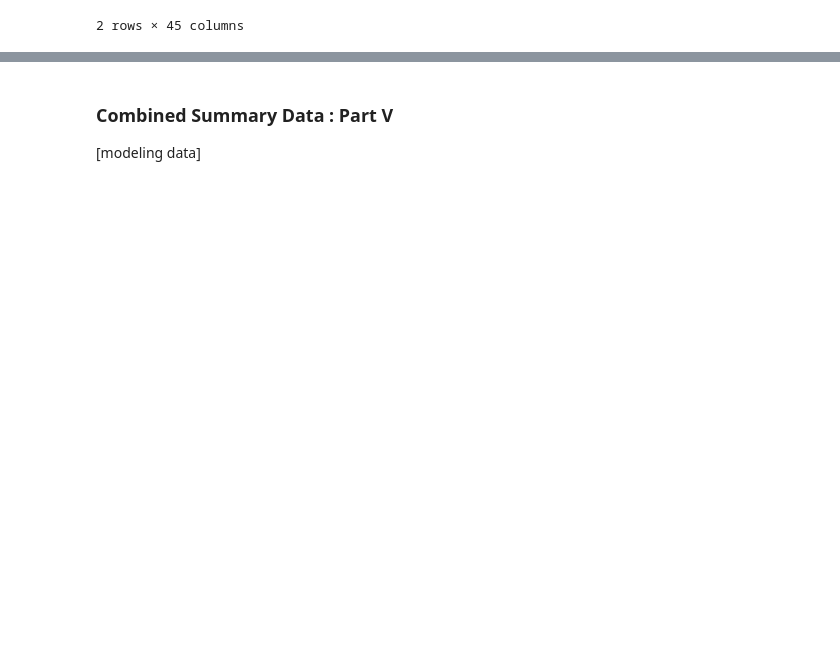
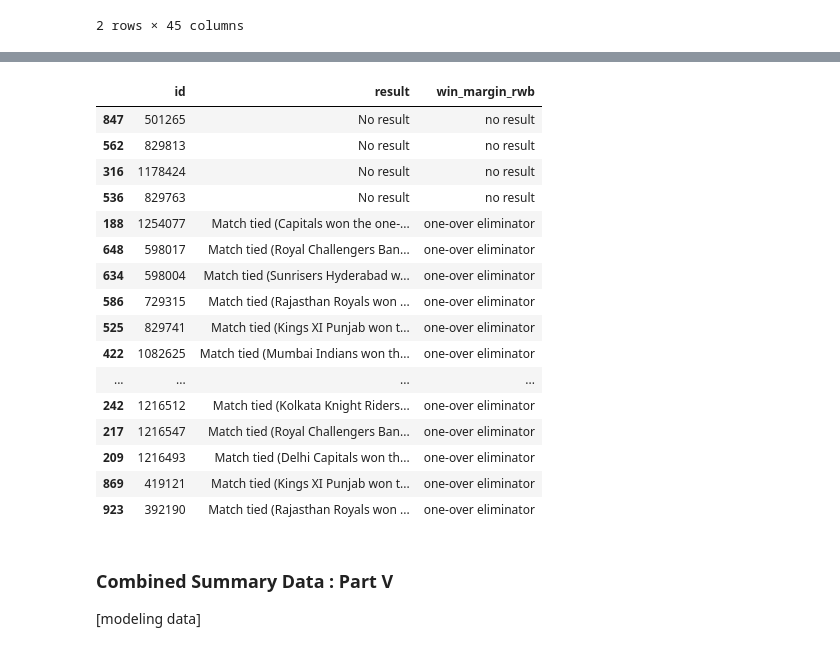
Before and after one commit to quickSilverShanks/IPL-CricPred, a Jupyter notebook: notebooks/Data Preprocessing.ipynb, the cells around one changed output, grey strips where cells are left out. Drawn from its saved outputs; the diff is of its cells as text; code cells hidden in the pictures; blank space fills up the shorter version.

```diff
--- a/notebooks/Data Preprocessing.ipynb
+++ b/notebooks/Data Preprocessing.ipynb
@@ -679,3 +714,23 @@ pitch_data.head()
+# %%
+allseason_smry[(~allseason_smry['win_margin_rwb'].str.contains(r'\|'))][['id', 'result', 'win_margin_rwb']].sort_values('win_margin_rwb')
+# %% [output]
+|  | id | result | win_margin_rwb |
+| 847 | 501265 | No result | no result |
+| 562 | 829813 | No result | no result |
+| 316 | 1178424 | No result | no result |
+| 536 | 829763 | No result | no result |
+| 188 | 1254077 | Match tied (Capitals won the one-... | one-over eliminator |
+| 648 | 598017 | Match tied (Royal Challengers Ban... | one-over eliminator |
+| 634 | 598004 | Match tied (Sunrisers Hyderabad w... | one-over eliminator |
+| 586 | 729315 | Match tied (Rajasthan Royals won ... | one-over eliminator |
+| 525 | 829741 | Match tied (Kings XI Punjab won t... | one-over eliminator |
+| 422 | 1082625 | Match tied (Mumbai Indians won th... | one-over eliminator |
+| ... | ... | ... | ... |
+| 242 | 1216512 | Match tied (Kolkata Knight Riders... | one-over eliminator |
+| 217 | 1216547 | Match tied (Royal Challengers Ban... | one-over eliminator |
+| 209 | 1216493 | Match tied (Delhi Capitals won th... | one-over eliminator |
+| 869 | 419121 | Match tied (Kings XI Punjab won t... | one-over eliminator |
+| 923 | 392190 | Match tied (Rajasthan Royals won ... | one-over eliminator |
 # %% [markdown]
 ### Combined Summary Data : Part V
 [modeling data]
```
Also changed, not shown: parts of 4 cells of this notebook, 3 other files.
